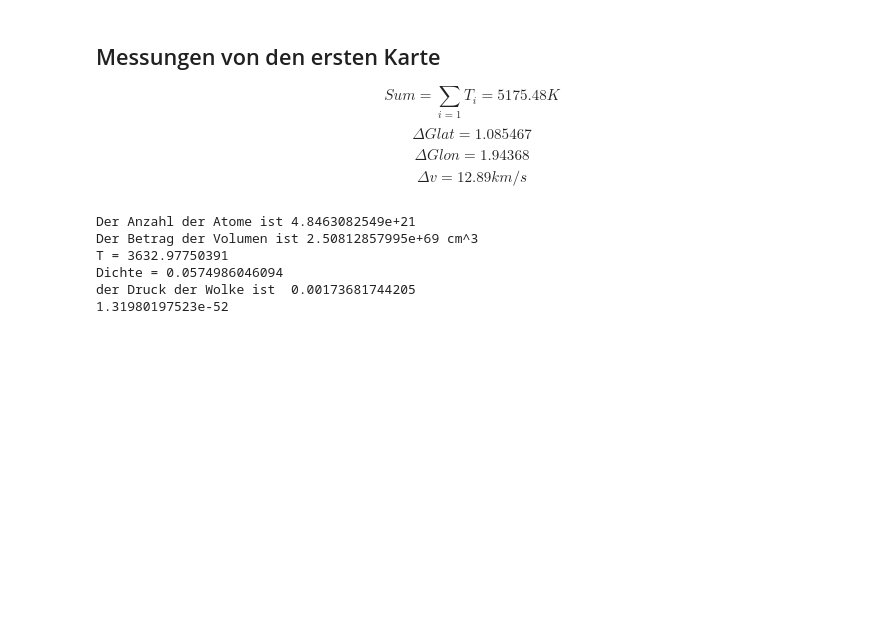
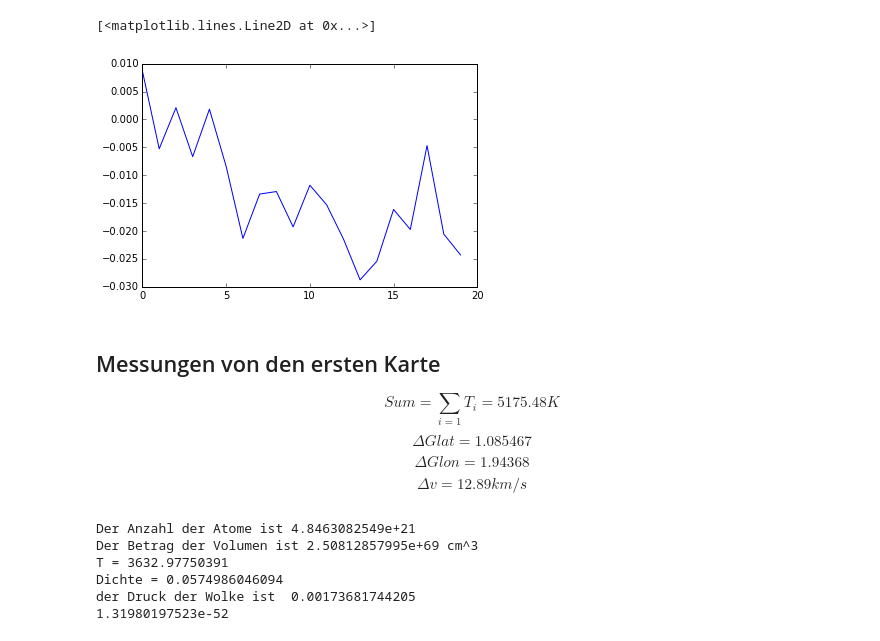
Before and after one commit to alibabaei1/Radio, a Jupyter notebook: Untitled.ipynb, the cells around one changed output. Cells and saved outputs as stored; diff of their text form; code cells hidden in the pictures; blank space fills up the shorter version.

```diff
--- a/Untitled.ipynb
+++ b/Untitled.ipynb
@@ -40,3 +73,9 @@ $$T_{kin} \leq \frac{m_{H}\Delta v^2}{8k_{B}ln(2)}$$
+# %%
+#fehler
+pl.plot(np.mean(d[:20], (1,2)))
+# %% [output]
+[<matplotlib.lines.Line2D at 0x...>]
+[figure, added]
 # %% [markdown]
 ## Messungen von den ersten Karte
 
```
Also changed, not shown: parts of 6 cells of this notebook.
